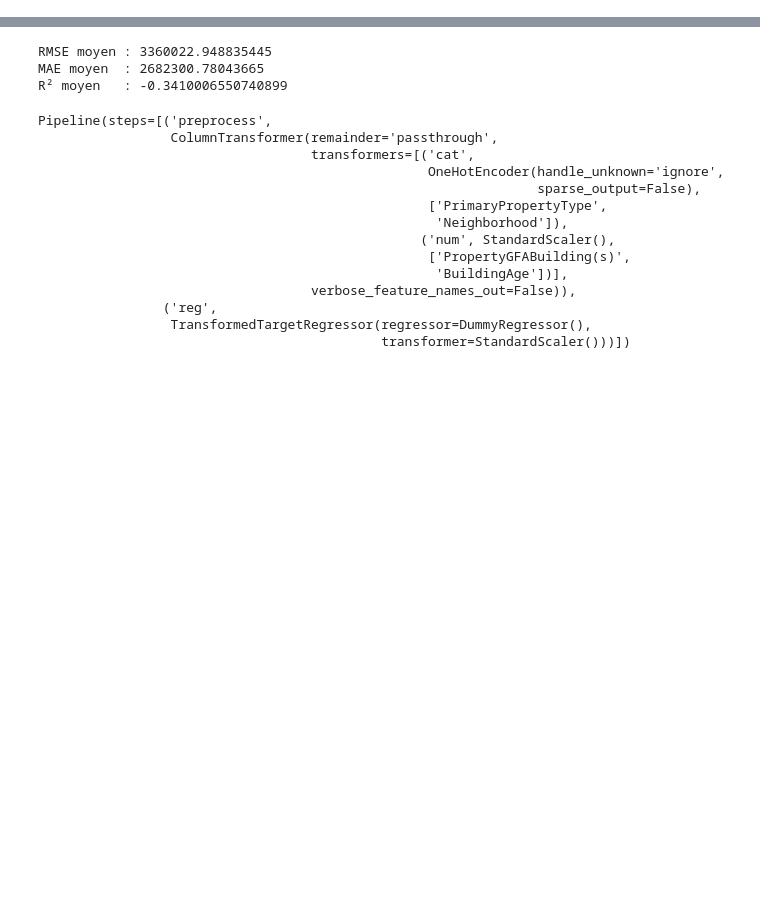
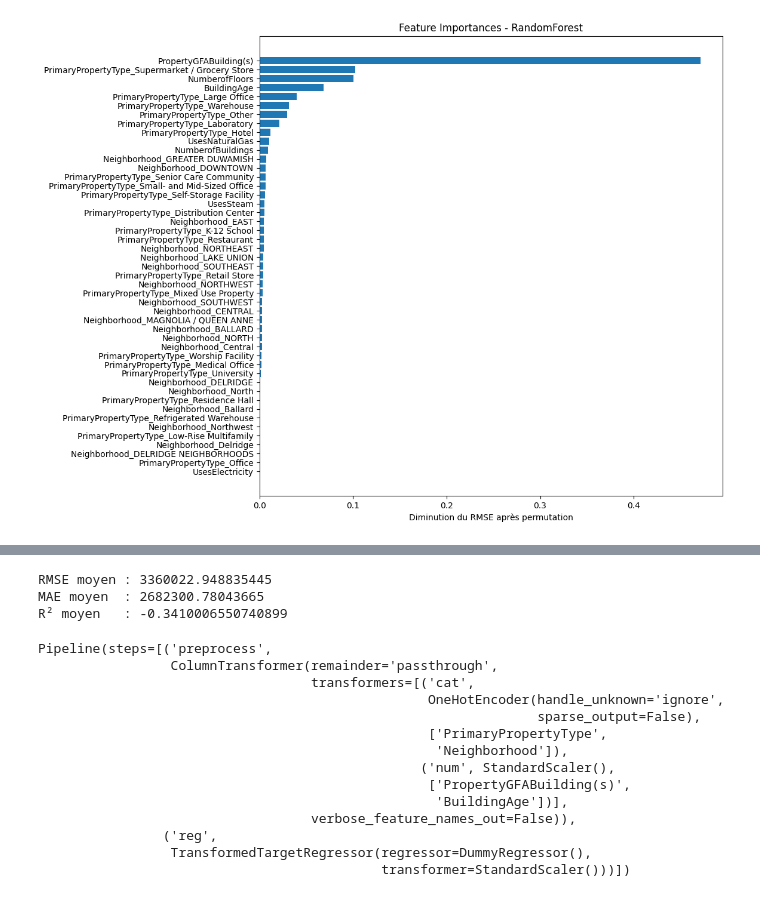
Before and after one commit to nigeldellamore66-crypto/Projet6-OPC-ML-Conso-Bat, a Jupyter notebook: ml_testing.ipynb, the cells around one changed output, grey strips where cells are left out. Saved outputs shown, nothing was run; the diff lists cells and outputs as text; code cells hidden in the pictures; blank space fills up the shorter version.

```diff
--- a/ml_testing.ipynb
+++ b/ml_testing.ipynb
@@ -72,0 +126,15 @@ X_train, X_test, y_train, y_test = train_test_split(
+# %%
+# Feature_importance du RF
+importancesBis = pd.DataFrame({
+    'feature': feature_names,
+    'importance': rf.feature_importances_
+}).sort_values(by='importance', ascending=True)
+# %%
+# Graphique feature_importance
+plt.figure(figsize=(10,10))
+plt.barh(importancesBis['feature'], importancesBis['importance'])
+plt.xlabel("Diminution du RMSE après permutation")
+plt.title("Feature Importances - RandomForest")
+plt.show()
+# %% [output]
+[figure, added]
```
Also changed, not shown: parts of 14 cells of this notebook.
